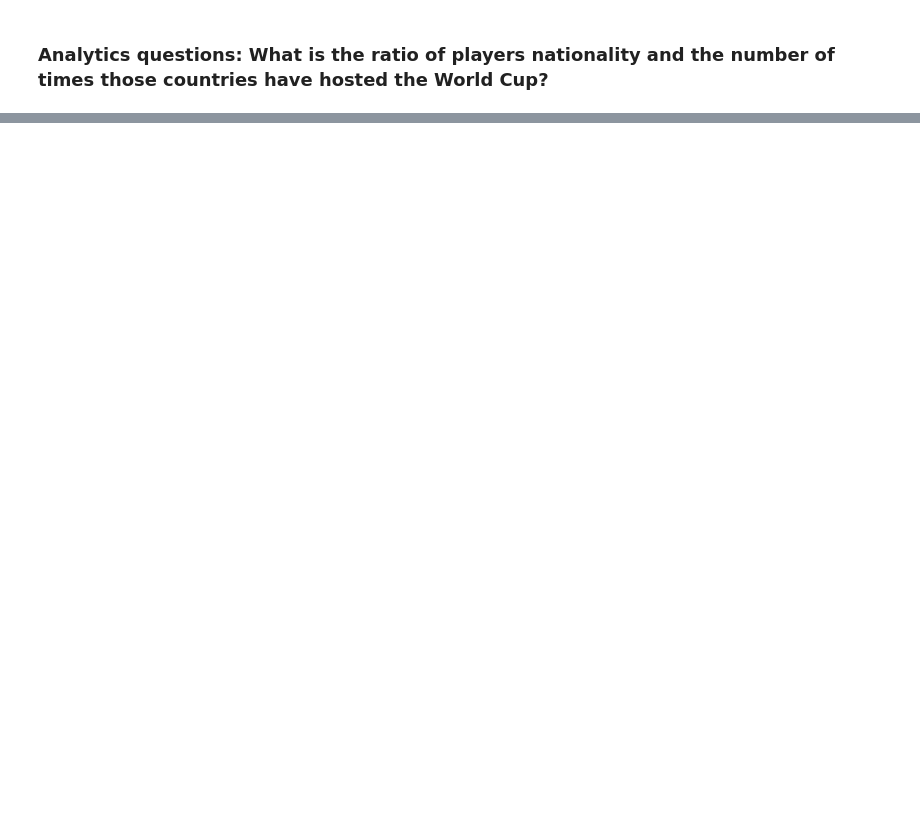
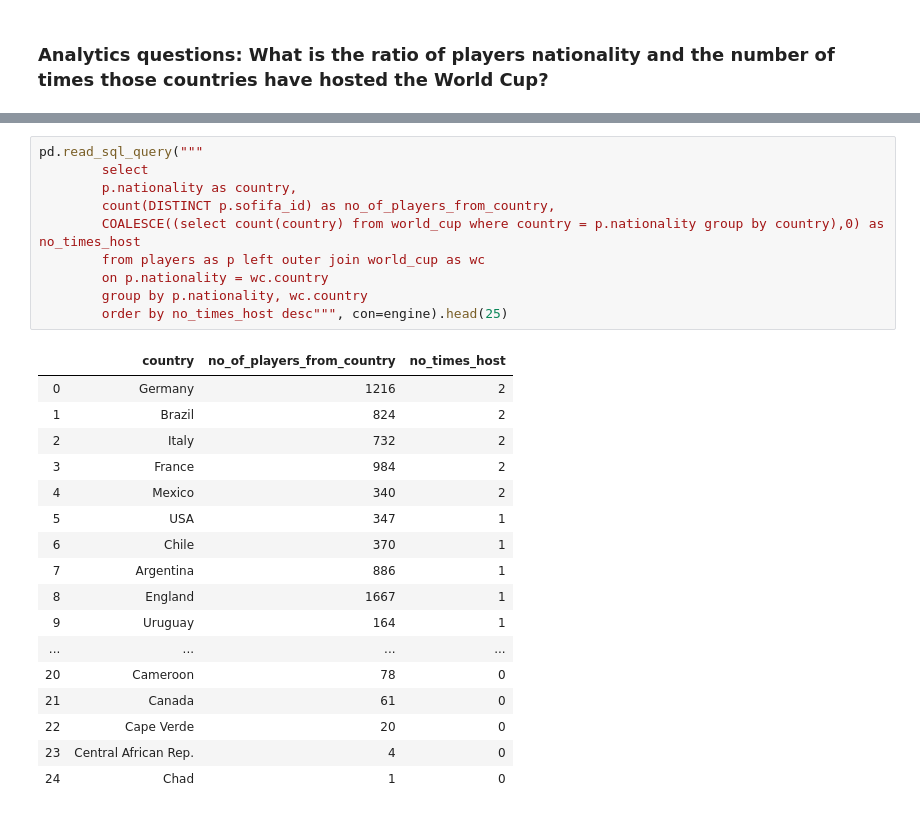
Before and after one commit to dpatel77/FIFA-ETL, a Jupyter notebook: FIFA.ipynb, the cells around one changed output, grey strips where cells are left out. Drawn from its saved outputs; the diff is of its cells as text; blank space fills up the shorter version.

```diff
--- a/FIFA.ipynb
+++ b/FIFA.ipynb
@@ -384,0 +383,28 @@ analytics.head(18)
+# %%
+pd.read_sql_query("""
+        select
+        p.nationality as country,
+        count(DISTINCT p.sofifa_id) as no_of_players_from_country,
+        COALESCE((select count(country) from world_cup where country = p.nationality group by country),0) as no_times_host
+        from players as p left outer join world_cup as wc
+        on p.nationality = wc.country
+        group by p.nationality, wc.country
+        order by no_times_host desc""", con=engine).head(25)
+# %% [output]
+|  | country | no_of_players_from_country | no_times_host |
+| 0 | Germany | 1216 | 2 |
+| 1 | Brazil | 824 | 2 |
+| 2 | Italy | 732 | 2 |
+| 3 | France | 984 | 2 |
+| 4 | Mexico | 340 | 2 |
+| 5 | USA | 347 | 1 |
+| 6 | Chile | 370 | 1 |
+| 7 | Argentina | 886 | 1 |
+| 8 | England | 1667 | 1 |
+| 9 | Uruguay | 164 | 1 |
+| ... | ... | ... | ... |
+| 20 | Cameroon | 78 | 0 |
+| 21 | Canada | 61 | 0 |
+| 22 | Cape Verde | 20 | 0 |
+| 23 | Central African Rep. | 4 | 0 |
+| 24 | Chad | 1 | 0 |
```
Also changed, not shown: parts of 17 cells of this notebook, 4 other files.
